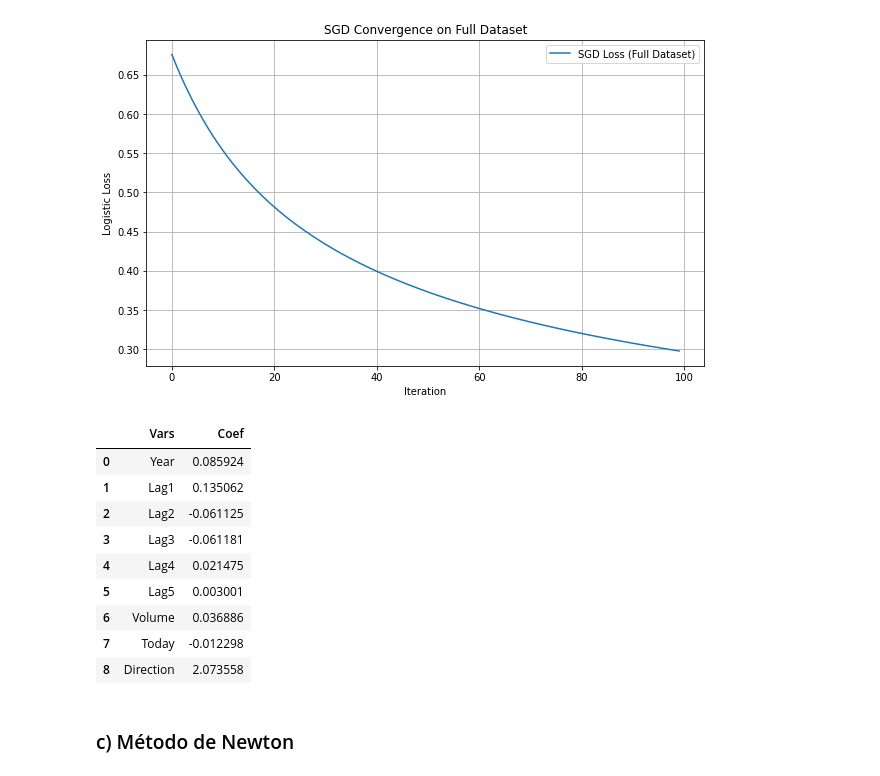
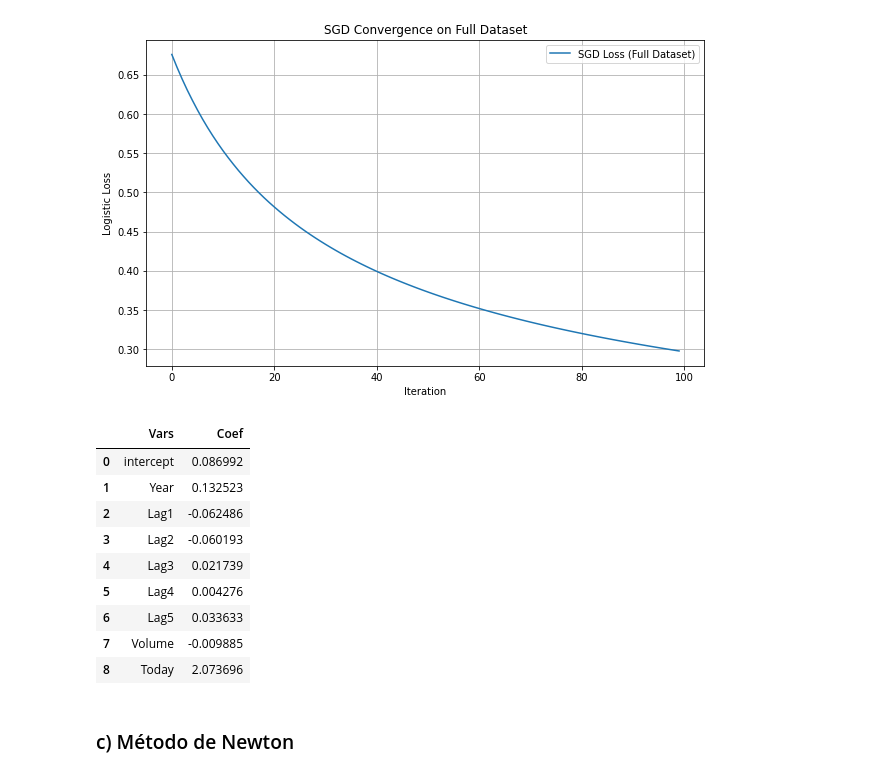
Before and after one commit to hugoferquiroz/Algebra_Optimization_uni_exam, a Jupyter notebook: Proyecto_Final_Optimizacion.ipynb, the cells around one changed output. Cells and saved outputs as stored; diff of their text form; code cells hidden in the pictures.

Commit message:
incluir intercepto en p2

```diff
--- a/Proyecto_Final_Optimizacion.ipynb
+++ b/Proyecto_Final_Optimizacion.ipynb
@@ -559,21 +559,24 @@ plt.grid(True)
 plt.show()
 # %% [output]
 [figure]
-# %%
-pd.DataFrame({
-        'Vars': df.columns.tolist(),
-        'Coef': beta})
-# %% [output]
-|  | Vars | Coef |
-| 0 | Year | 0.085924 |
-| 1 | Lag1 | 0.135062 |
-| 2 | Lag2 | -0.061125 |
-| 3 | Lag3 | -0.061181 |
-| 4 | Lag4 | 0.021475 |
-| 5 | Lag5 | 0.003001 |
-| 6 | Volume | 0.036886 |
-| 7 | Today | -0.012298 |
-| 8 | Direction | 2.073558 |
+# %%
+feature_names = list(df.drop(columns=["Direction"]).columns)
+coef_df = pd.DataFrame({
+    'Vars': ['intercept'] + feature_names,
+    'Coef': beta
+})
+coef_df
+# %% [output]
+|  | Vars | Coef |
+| 0 | intercept | 0.086992 |
+| 1 | Year | 0.132523 |
+| 2 | Lag1 | -0.062486 |
+| 3 | Lag2 | -0.060193 |
+| 4 | Lag3 | 0.021739 |
+| 5 | Lag4 | 0.004276 |
+| 6 | Lag5 | 0.033633 |
+| 7 | Volume | -0.009885 |
+| 8 | Today | 2.073696 |
 # %% [markdown]
 ### c) Método de Newton
 # %% [markdown]
```
